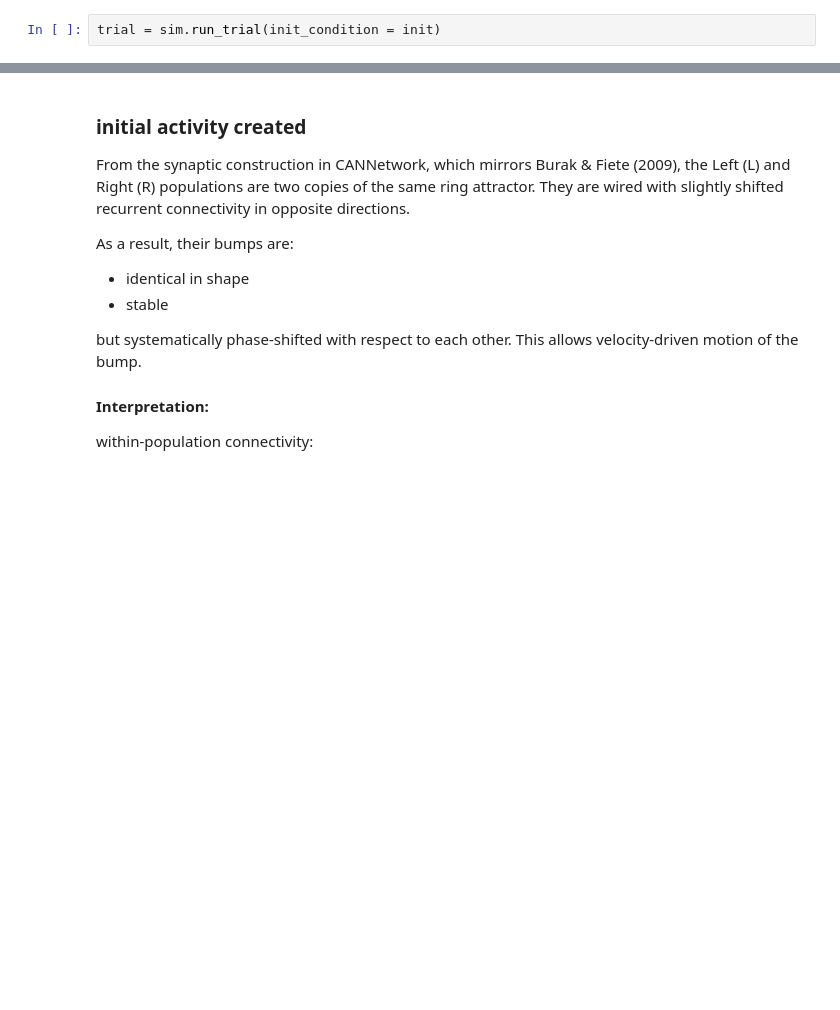
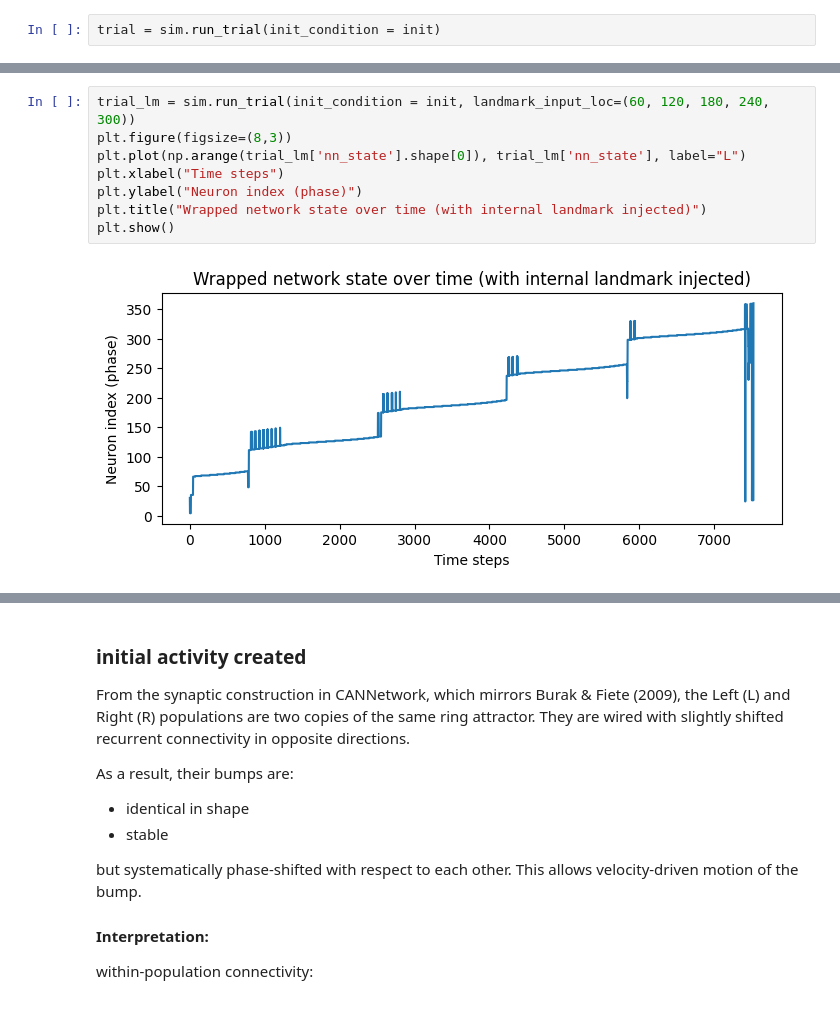
Before and after one commit to claramont/mental-navigation, a Jupyter notebook: src/mental_navigation/CAN/CAN_notebook.ipynb, the cells around one changed output, grey strips where cells are left out. Cells and saved outputs as stored; diff of their text form; blank space fills up the shorter version.

```diff
--- a/src/mental_navigation/CAN/CAN_notebook.ipynb
+++ b/src/mental_navigation/CAN/CAN_notebook.ipynb
@@ -394,0 +406,10 @@ print(np.argmax(init[:K]), np.argmax(init[K:]))
+# %%
+trial_lm = sim.run_trial(init_condition = init, landmark_input_loc=(60, 120, 180, 240, 300))
+plt.figure(figsize=(8,3))
+plt.plot(np.arange(trial_lm['nn_state'].shape[0]), trial_lm['nn_state'], label="L")
+plt.xlabel("Time steps")
+plt.ylabel("Neuron index (phase)")
+plt.title("Wrapped network state over time (with internal landmark injected)")
+plt.show()
+# %% [output]
+[figure, added]
```
Also changed, not shown: parts of 17 cells of this notebook, 1 other file.
